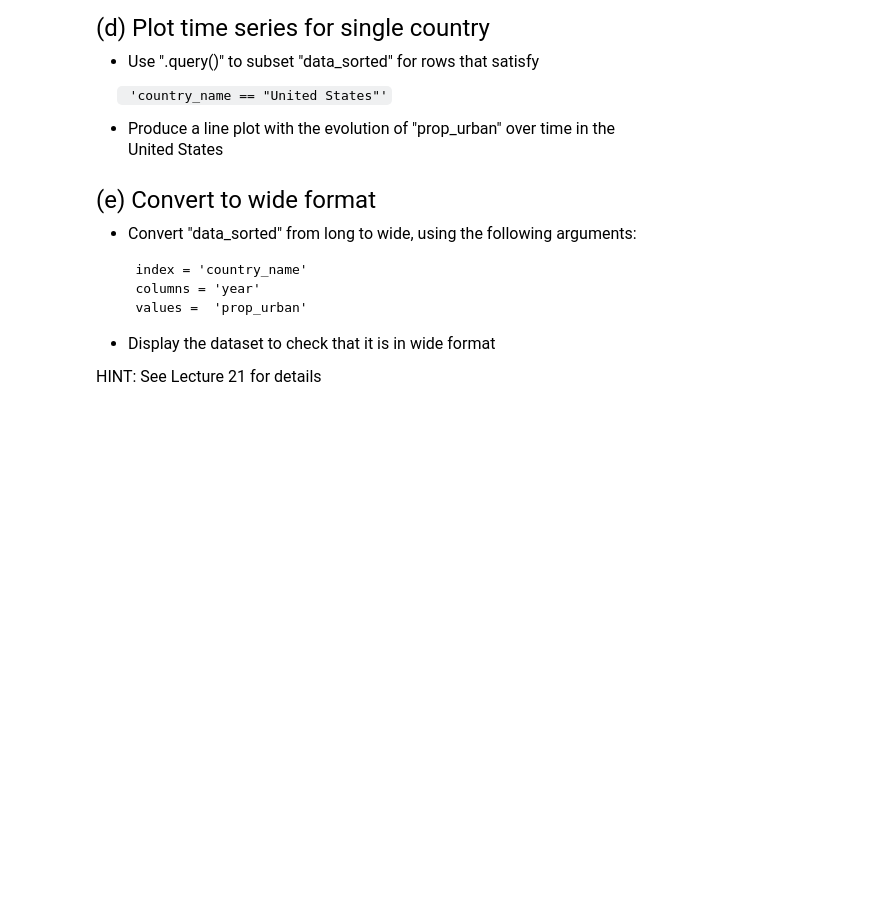
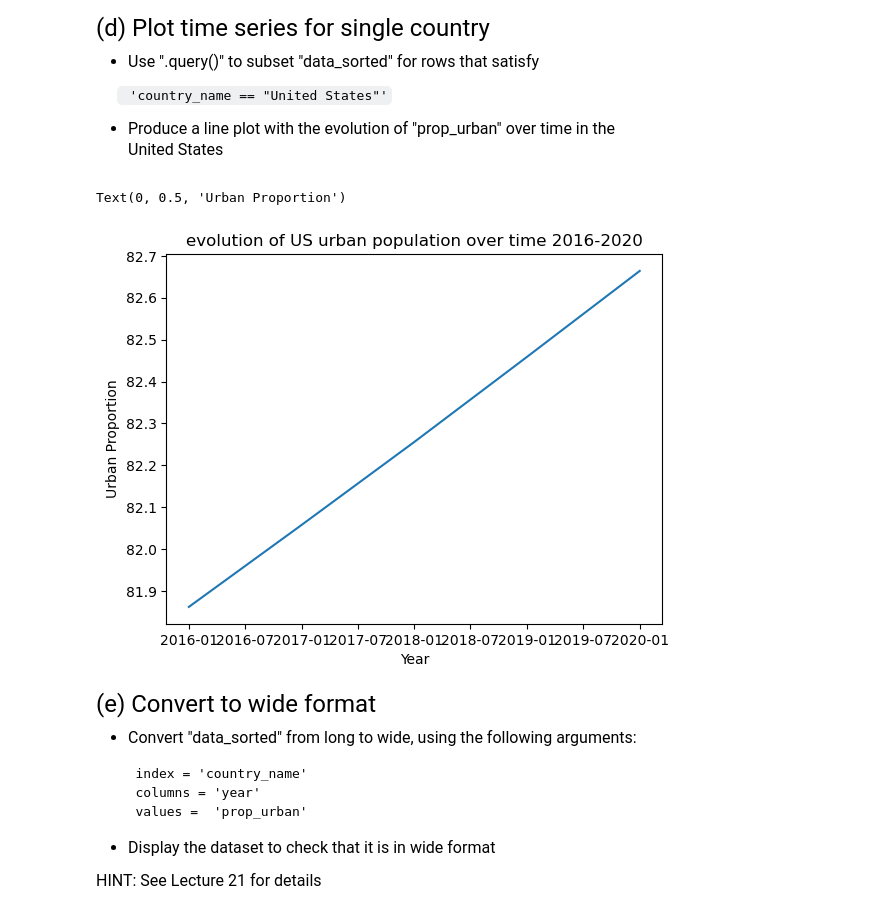
Before and after one commit to EnocD/qtm151_fall_2023, a Jupyter notebook: assingments/assignment10/assignment10.ipynb, the cells around one changed output. Drawn from its saved outputs; the diff is of its cells as text; code cells hidden in the pictures; blank space fills up the shorter version.

```diff
--- a/assingments/assignment10/assignment10.ipynb
+++ b/assingments/assignment10/assignment10.ipynb
@@ -72,5 +72,5 @@ Name: date, Length: 1085, dtype: datetime64[ns]
 HINT: Include a list of column names as the main sorting argument.
 # %%
 # Write your own code
-date_config = pd.Grouper(key = "date")
-data_sorted = wdi_long.groupby(["country_name", date_config])
+data_sorted = wdi_long.sort_values(["country_name", "date"])
+data_sorted
@@ -121,3 +131,14 @@ United States
+# %%
+# Write your own code
+US_urban_evo = data_sorted.query('country_name == "United States"')
+
+plt.plot("date","prop_urban", data=US_urban_evo)
+plt.title("evolution of US urban population over time 2016-2020")
+plt.xlabel("Year")
+plt.ylabel("Urban Proportion")
+# %% [output]
+Text(0, 0.5, 'Urban Proportion')
+[figure, added]
 # %% [markdown]
 <font size = "5">
 
```
Also changed, not shown: parts of 4 cells of this notebook, 3 other files.
